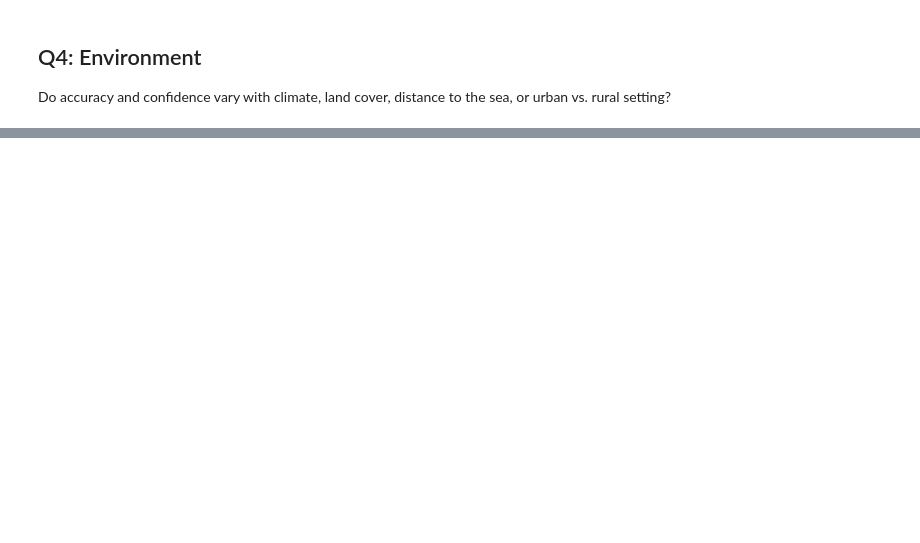
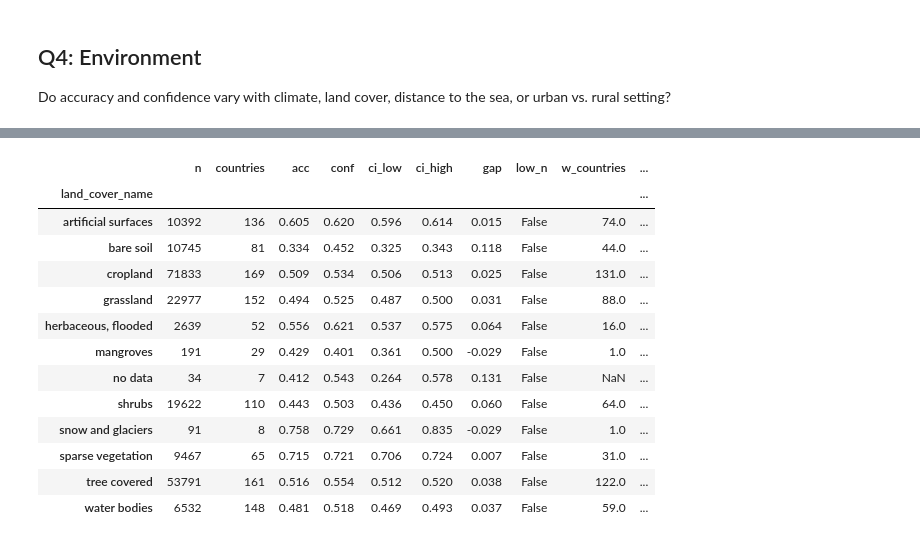
Before and after one commit to mhammer3366/ai_and_visualisation_OpenSI, a Jupyter notebook: notebooks/phase1_AI.ipynb, the cells around one changed output, grey strips where cells are left out. Saved outputs shown, nothing was run; the diff lists cells and outputs as text; code cells hidden in the pictures; blank space fills up the shorter version.

Commit message:
Add Q4 analysis: environment effects within countries

```diff
--- a/notebooks/phase1_AI.ipynb
+++ b/notebooks/phase1_AI.ipynb
@@ -129,0 +211,4 @@ from pair_a import q4_environment as q4
+# %%
+from pair_a import q4_environment as q4
+
+env = q4.add_env_columns(preds)   # adds climate_group, urban (built-up or not), sea_bin
@@ -129,0 +220,19 @@ from pair_a import q4_environment as q4
+# %%
+lc = q4.effect_table(env, "land_cover_name")
+display(lc.round(3))
+q4.plot_effects(lc, "Land cover: raw vs. within-country accuracy").show()
+# %% [output]
+|  | n | countries | acc | conf | ci_low | ci_high | gap | low_n | w_countries | ... |
+| land_cover_name |  |  |  |  |  |  |  |  |  | ... |
+| artificial surfaces | 10392 | 136 | 0.605 | 0.620 | 0.596 | 0.614 | 0.015 | False | 74.0 | ... |
+| bare soil | 10745 | 81 | 0.334 | 0.452 | 0.325 | 0.343 | 0.118 | False | 44.0 | ... |
+| cropland | 71833 | 169 | 0.509 | 0.534 | 0.506 | 0.513 | 0.025 | False | 131.0 | ... |
+| grassland | 22977 | 152 | 0.494 | 0.525 | 0.487 | 0.500 | 0.031 | False | 88.0 | ... |
+| herbaceous, flooded | 2639 | 52 | 0.556 | 0.621 | 0.537 | 0.575 | 0.064 | False | 16.0 | ... |
+| mangroves | 191 | 29 | 0.429 | 0.401 | 0.361 | 0.500 | -0.029 | False | 1.0 | ... |
+| no data | 34 | 7 | 0.412 | 0.543 | 0.264 | 0.578 | 0.131 | False | NaN | ... |
+| shrubs | 19622 | 110 | 0.443 | 0.503 | 0.436 | 0.450 | 0.060 | False | 64.0 | ... |
+| snow and glaciers | 91 | 8 | 0.758 | 0.729 | 0.661 | 0.835 | -0.029 | False | 1.0 | ... |
+| sparse vegetation | 9467 | 65 | 0.715 | 0.721 | 0.706 | 0.724 | 0.007 | False | 31.0 | ... |
+| tree covered | 53791 | 161 | 0.516 | 0.554 | 0.512 | 0.520 | 0.038 | False | 122.0 | ... |
+| water bodies | 6532 | 148 | 0.481 | 0.518 | 0.469 | 0.493 | 0.037 | False | 59.0 | ... |
```
Also changed, not shown: parts of 17 cells of this notebook, 2 other files.
